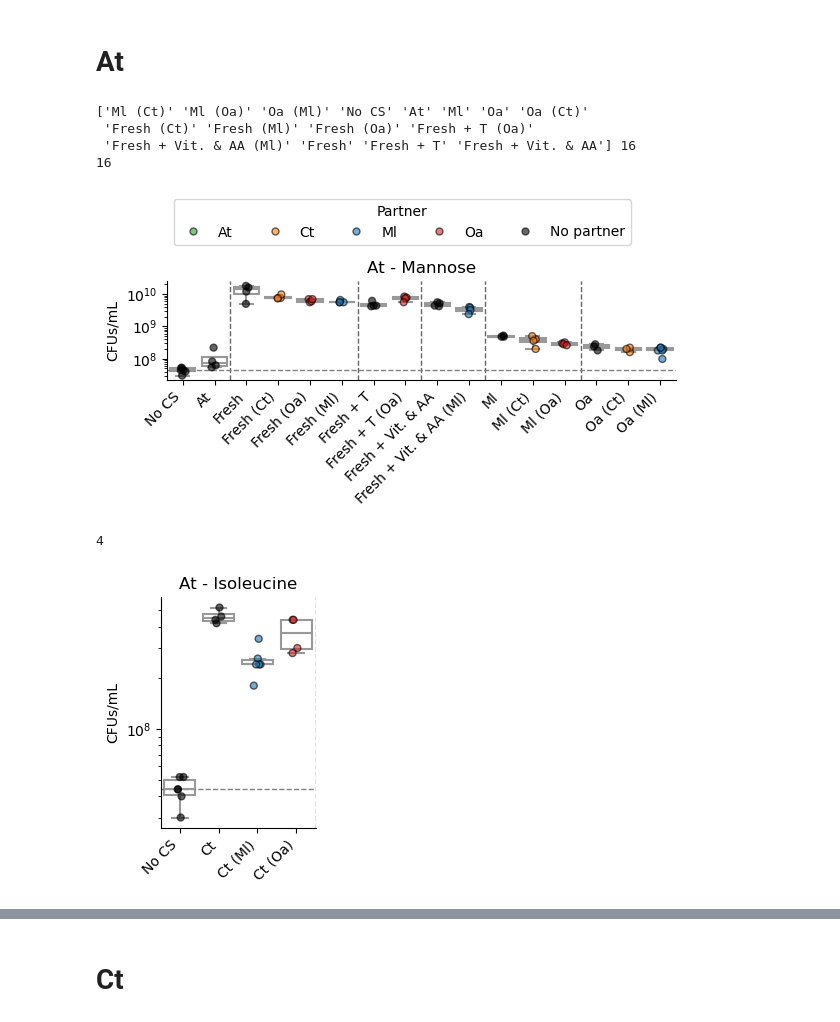
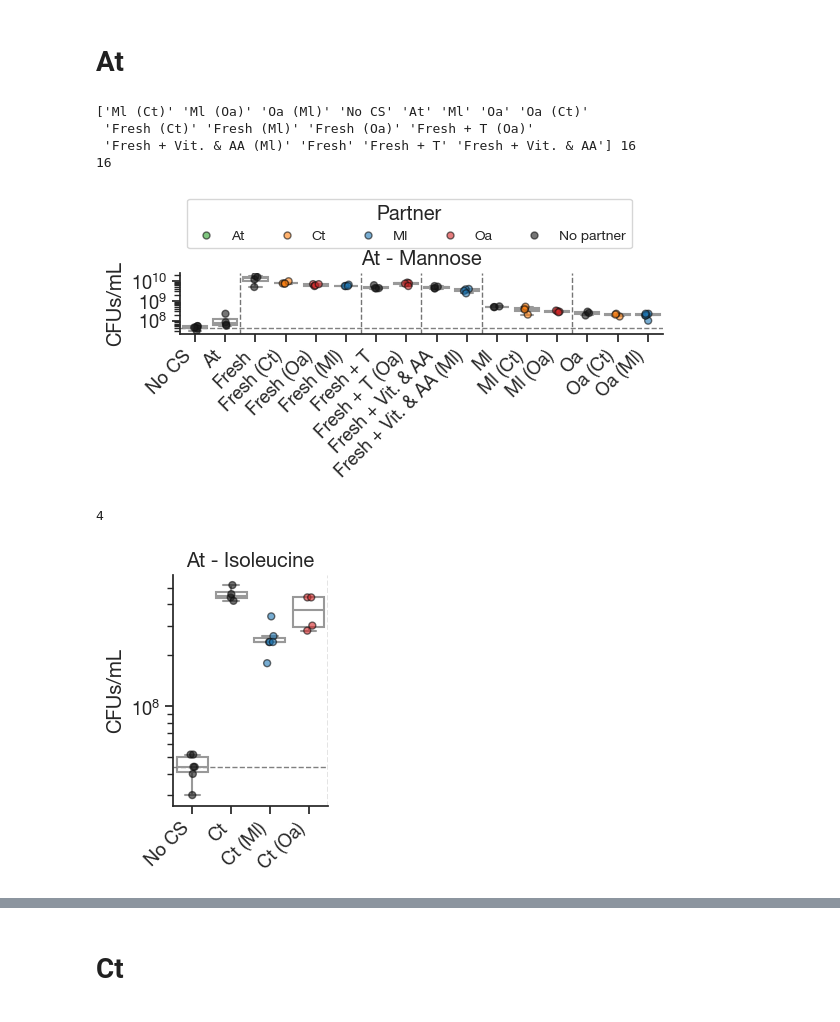
Before and after one commit to sulheim/coexistence, a Jupyter notebook: notebooks/5_interactions/5A_plot_interactions.ipynb, the cells around one changed output, grey strips where cells are left out. Drawn from its saved outputs; the diff is of its cells as text; code cells hidden in the pictures.

Commit message:
Make new plots

```diff
--- a/notebooks/5_interactions/5A_plot_interactions.ipynb
+++ b/notebooks/5_interactions/5A_plot_interactions.ipynb
@@ -5,10 +5,13 @@ import matplotlib.pyplot as plt
 import numpy as np
 from pathlib import Path
 import scipy.stats as st
+from collections import defaultdict
 # from uncertainties import ufloat
 # import uncertainties
 # from uncertainties.umath import *
 pd.set_option('future.no_silent_downcasting', True)
+
+sns.set(font_scale=1.2, style='ticks', font='Helvetica Neue')
 # %%
 figure_folder = Path('../../Figures/interactions')
 figure_folder.mkdir(exist_ok=True)
@@ -26,8 +29,10 @@ for fn in files:
     df = pd.read_csv(fn, index_col=0)
     if 'spent' in str(fn):
         df['spent'] = True
+
     else:
         df['spent'] = False
+    df['fn'] = fn.stem
     dfs.append(df)
 df = pd.concat(dfs)
 # %%
@@ -73,9 +96,9 @@ array(['Mannose', 'Isoleucine', 'No CS', 'Malate'], dtype=object)
 print(df.Medium.unique())
 
 df['Base carbon source'].unique()
-
+species_list = ['At', 'Ct', 'Ml', 'Oa']
 for i, row in df.iterrows():
-    if row['Medium'].split('_')[0] in ['At', 'Ct', 'Ml', 'Oa']:
+    if row['Medium'].split('_')[0] in species_list:
         short_name = row['Medium'].split('_')[0]
         bg = row['Medium'].split('_')[0]
     elif row['Medium']=='No CS':
@@ -121,6 +144,15 @@ df.loc[(df.Medium == 'Ct_isoleucine')&(df.Plate==3), 'Short name'] =df.loc[(df.M
 df['Base carbon source'].unique()
 # %% [output]
 array(['Mannose', 'Isoleucine', 'No CS', 'Malate'], dtype=object)
+# %%
+tab10 = sns.color_palette('tab10')
+partner_palette = {
+    'At': tab10[2],
+    'Ct': tab10[1],
+    'Oa': tab10[3],
+    'Ml': tab10[0],
+    'No partner': 'k',
+}
 # %% [markdown]
 # At
 # %%
@@ -143,13 +175,7 @@ order = ['No CS',
          'Oa', 'Oa (Ct)', 'Oa (Ml)',
 
          ]
-partner_palette = {
-    'At': 'C2',
-    'Ct': 'C1',
-    'Oa': 'C3',
-    'Ml': 'C0',
-    'No partner': 'k',
-}
+
 fig, ax = plt.subplots(figsize=(6, 4))
 print(len(order))
 sns.boxplot(data = df.loc[sidx], x = 'Short name', y = 'CFUs/mL',
@@ -162,34 +188,34 @@ sns.boxplot(data = df.loc[sidx], x = 'Short name', y = 'CFUs/mL',
 ax = sns.stripplot(data = df.loc[sidx], x = 'Short name', y = 'CFUs/mL',
                 order = order,
                 # aspect=2, height=3,
                 hue='Partner',palette=partner_palette,
                 hue_order=['At', 'Ct', 'Ml', 'Oa', 'No partner'],
                 ax=ax,
                 alpha=0.6,
                 linewidth=1)
 plt.yscale('log')
 ax.set(xlabel='')
 # Rotate x-axis labels
 ax.set_xticklabels(ax.get_xticklabels(), rotation=45, ha='right')  # Rotate labels 45 degrees
 
 for x in [1.5, 5.5, 7.5, 9.5, 12.5]:
     ax.axvline(x=x, color='k', linestyle='--', linewidth=1, alpha = 0.6)
 
 no_cs_mean = df.loc[sidx&(df.Medium=='No CS'), 'CFUs/mL'].median()
 ax.axhline(y=no_cs_mean, color='grey', linestyle='--', linewidth=1)
 sns.despine(fig, ax=ax)
 # ax.text(9.7, df.loc[sidx, 'CFUs/mL'].max(), 'Isoleucine', fontsize=12, ha='left', va='center', rotation=0)
 sns.move_legend(ax, ncol=5, bbox_to_anchor = (0,1.3)  , loc='lower left', fontsize=10)
 
 ax.set_title(f'{s} - {cs}')
 plt.tight_layout()
 plt.savefig(figure_folder / f'cfus_{s}_{cs}.pdf')
 # %% [output]
 ['Ml (Ct)' 'Ml (Oa)' 'Oa (Ml)' 'No CS' 'At' 'Ml' 'Oa' 'Oa (Ct)'
  'Fresh (Ct)' 'Fresh (Ml)' 'Fresh (Oa)' 'Fresh + T (Oa)'
  'Fresh + Vit. & AA (Ml)' 'Fresh' 'Fresh + T' 'Fresh + Vit. & AA'] 16
 16
-[figure, old version]
+[figure, new version]
 # %%
 #Isoleucine
 
@@ -242,7 +268,7 @@ ax.set_title(f'{s} - {cs}')
 plt.savefig(figure_folder / f'cfus_{s}_{cs}.pdf')
 # %% [output]
 4
-[figure, old version]
+[figure, new version]
 # %%
 s = 'At'
 cs = 'Malate'
```
Also changed, not shown: parts of 35 cells of this notebook, 6 other files.
